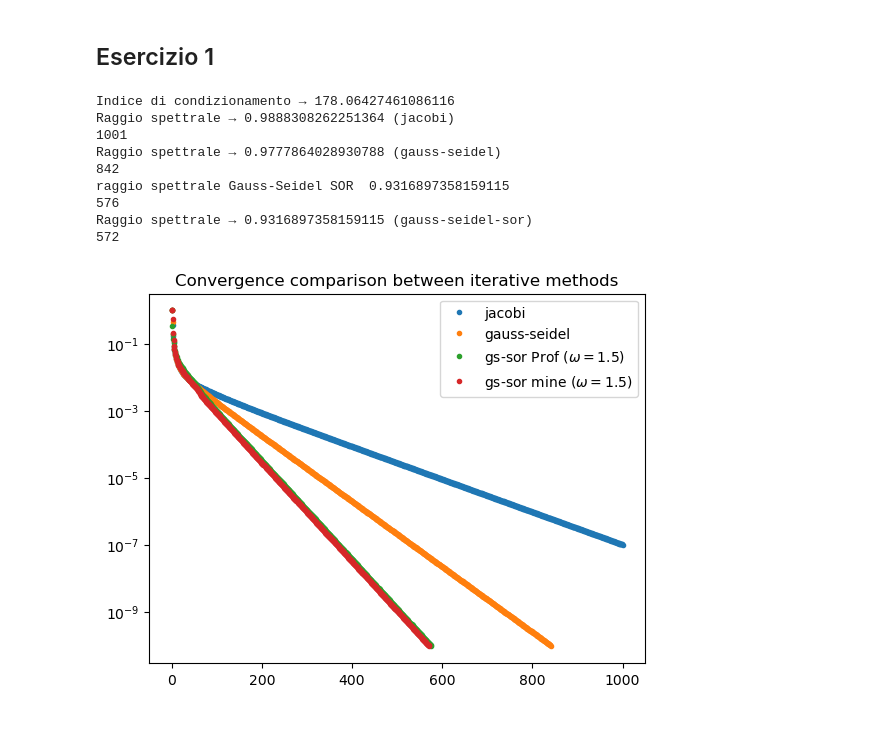
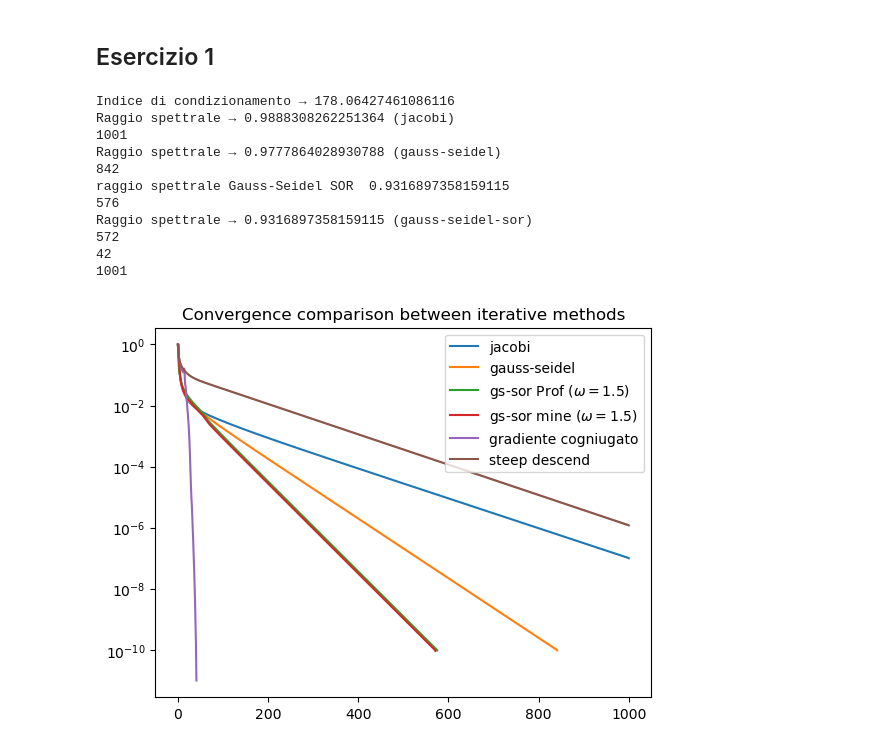
Before and after one commit to KeegTheBoi/metodi_numerici_es, a Jupyter notebook: Exam Attempts/1_Exam12Giugno/Esame12giugno2023.ipynb, the cells around one changed output. Cells and saved outputs as stored; diff of their text form; code cells hidden in the pictures.

```diff
--- a/Exam Attempts/1_Exam12Giugno/Esame12giugno2023.ipynb
+++ b/Exam Attempts/1_Exam12Giugno/Esame12giugno2023.ipynb
@@ -95,12 +96,24 @@ def gauss_seidel_sor(A,b, omega=1.5, x0=None, toll=1e-10, itmax=100):
     Nomg = (1-omega) * D - omega*F
     return iterative(A, b, lambda x: (x + omega * ((Lsolve(M, b - F @ x) - x))), Momg, Nomg, 'gauss-seidel-sor')
 
+def conjugate_gradient(A, b, itmax=100, toll=1e-10):
+    alfa = lambda A, res, p: res @ res / (A @ p @ p)
+    def p(nres, res, p):
+        gamma = nres @ nres / (res @ res)
+        return -nres + (gamma * p)
+    return steep(A, b, alfa, p, itmax=itmax, toll=toll)
+
+def steepscent(A, b, itmax=1000, toll=1e-10):
+    alfa = lambda A, res, p: -res @ p / (A @ p @ p)
+    p = lambda res, _, p: -res
+    return steep(A, b, alfa, p, itmax=itmax, toll=toll)
+
 def plot_error(args):
     _, it, err = args
-    plt.semilogy(range(it), err, '.')
+    plt.semilogy(range(it), err, '-')
     print(it)
 
-def test_convergence(A, b, methods = {'jacobi': jacobi, 'gauss-seidel': gauss_seidel}):
+def test_convergence(A, b, methods = {'jacobi': jacobi, 'gauss-seidel': gauss_seidel,}):
     # nb.display(nb.Markdown('## Matrix is:\n'))
     # display_matrix(A, notation=f'A')
     plt.title('Convergence comparison between iterative methods')
@@ -142,24 +155,28 @@ def gauss_seidel_sor1(A,b,omega=1.5, it_max=1000, toll=1e-10):
 # %%
 assert np.allclose(A, A.T)
 assert all(np.r_[np.isreal(lin.eigvals(A)), lin.eigvals(A) > 0])
 print(f'Indice di condizionamento → {lin.cond(A)}')
 # i, m, x, y = min_omega(A)
 i = 1.5
 methods = {'jacobi': jacobi,
            'gauss-seidel': gauss_seidel,
            r'gs-sor Prof ($\omega='+f"{i:.3}"+')$': gauss_seidel_sor1,
-           r'gs-sor mine ($\omega='+f"{i:.3}"+')$': gauss_seidel_sor
+           r'gs-sor mine ($\omega='+f"{i:.3}"+')$': gauss_seidel_sor,
+           r'gradiente cogniugato': conjugate_gradient,
+           r'steep descend': steepscent
           }
 test_convergence(A, b, methods=methods)
 # plot_best_omega(i, m, x, y)
 # %% [output]
 Indice di condizionamento → 178.06427461086116
 Raggio spettrale → 0.9888308262251364 (jacobi)
 1001
 Raggio spettrale → 0.9777864028930788 (gauss-seidel)
 842
 raggio spettrale Gauss-Seidel SOR  0.9316897358159115
 576
 Raggio spettrale → 0.9316897358159115 (gauss-seidel-sor)
 572
+42
+1001
-[figure, old version]
+[figure, new version]
```
Also changed, not shown: parts of 1 cell of this notebook, 4 other files.
